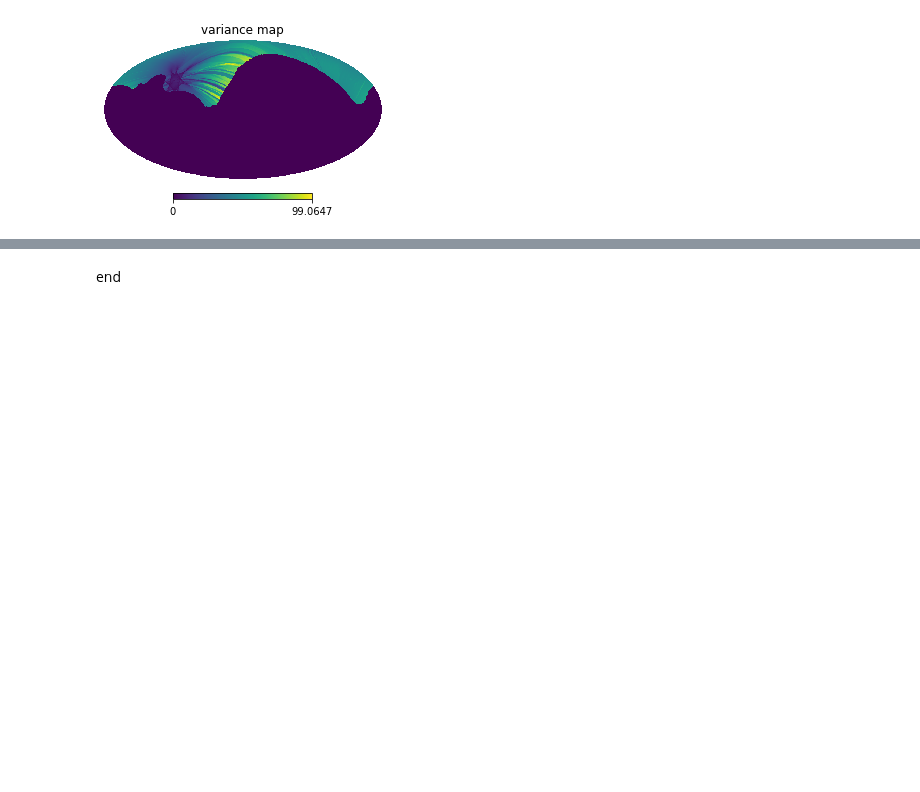
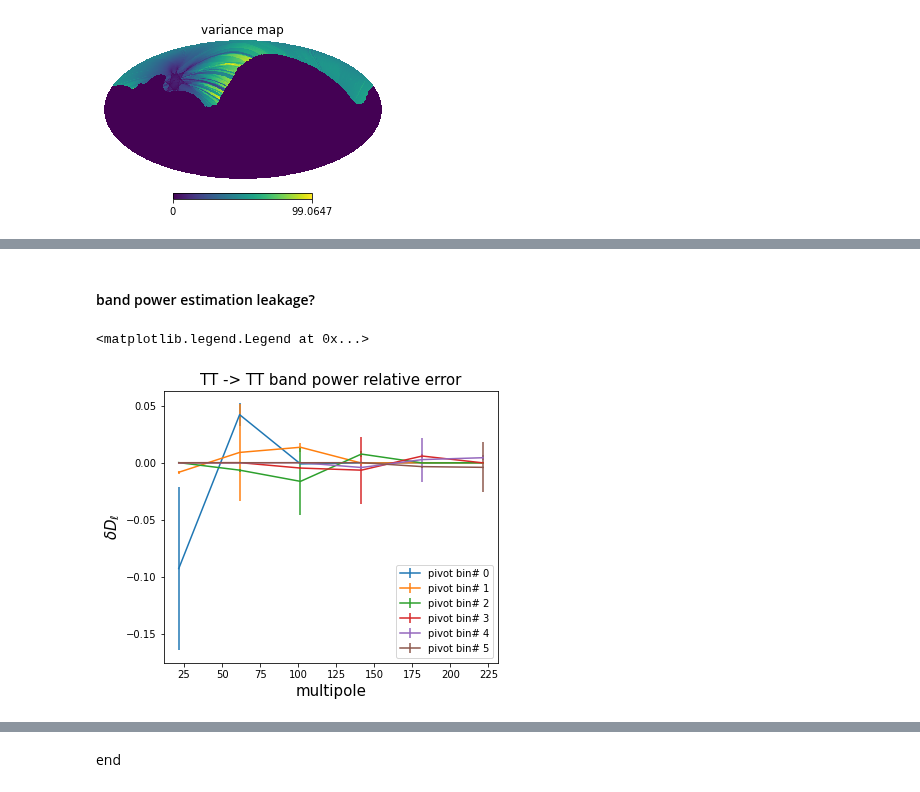
Before and after one commit to gioacchinowang/afra, a Jupyter notebook: tutorials/tutorial02.ipynb, the cells around one changed output, grey strips where cells are left out. Cells and saved outputs as stored; diff of their text form; code cells hidden in the pictures; blank space fills up the shorter version.

Commit message:
band-power window

```diff
--- a/tutorials/tutorial02.ipynb
+++ b/tutorials/tutorial02.ipynb
@@ -248,0 +238,2 @@ ax.set_xlim((10,3*NSIDE))
+# %% [markdown]
+#### band power estimation leakage?
@@ -248,0 +254,46 @@ ax.set_xlim((10,3*NSIDE))
+# %%
+def M_tt2tt(bin_pivot):
+    cl_in = np.zeros((4,800))
+    l_pivot = est._b.get_ell_list(bin_pivot)
+    cl_in[0,l_pivot] = 1.
+    samples = np.zeros((resamp,len(est.modes)))
+    for k in range(resamp):
+        intmap = hp.synfast(cl_in,nside=NSIDE,new=True,verbose=0)[0]
+        samples[k] = est.auto_t(intmap.reshape(1,-1))[1]
+    return samples, expected_dl(cl_in[0])
+
+def M_ee2ee(bin_pivot):
+    cl_in = np.zeros((4,800))
+    l_pivot = est._b.get_ell_list(bin_pivot)
+    cl_in[1,l_pivot] = 1.
+    samples = np.zeros((resamp,len(est.modes)))
+    for k in range(resamp):
+        intmap = hp.synfast(cl_in,nside=NSIDE,new=True,verbose=0)[1:]
+        samples[k] = est.auto_eb(intmap)[1]
+    return samples, expected_dl(cl_in[1])
+
+def M_ee2bb(bin_pivot):
+    cl_in = np.zeros((4,800))
+    l_pivot = est._b.get_ell_list(bin_pivot)
+    cl_in[1,l_pivot] = 1.
+    samples = np.zeros((resamp,len(est.modes)))
+    for k in range(resamp):
+        intmap = hp.synfast(cl_in,nside=NSIDE,new=True,verbose=0)[1:]
+        samples[k] = est.auto_eb(intmap)[2]
+    return samples, expected_dl(cl_in[2])
+# %%
+fig,ax = plt.subplots(figsize=(6,5))
+
+for i in range(len(est.modes)):
+    result = M_tt2tt(i)
+    mean = np.mean(result[0],axis=0)
+    std = np.std(result[0],axis=0)
+    ax.errorbar(est.modes,(mean-result[1])/mean[i],std/mean[i],label='pivot bin# '+str(i))
+
+ax.set_xlabel('multipole',fontsize=15)
+ax.set_ylabel(r'$\delta D_\ell$',fontsize=15)
+ax.set_title('TT -> TT band power relative error',fontsize=15)
+ax.legend(loc=4)
+# %% [output]
+<matplotlib.legend.Legend at 0x...>
+[figure, added]
```
Also changed, not shown: parts of 15 cells of this notebook, 15 other files.
